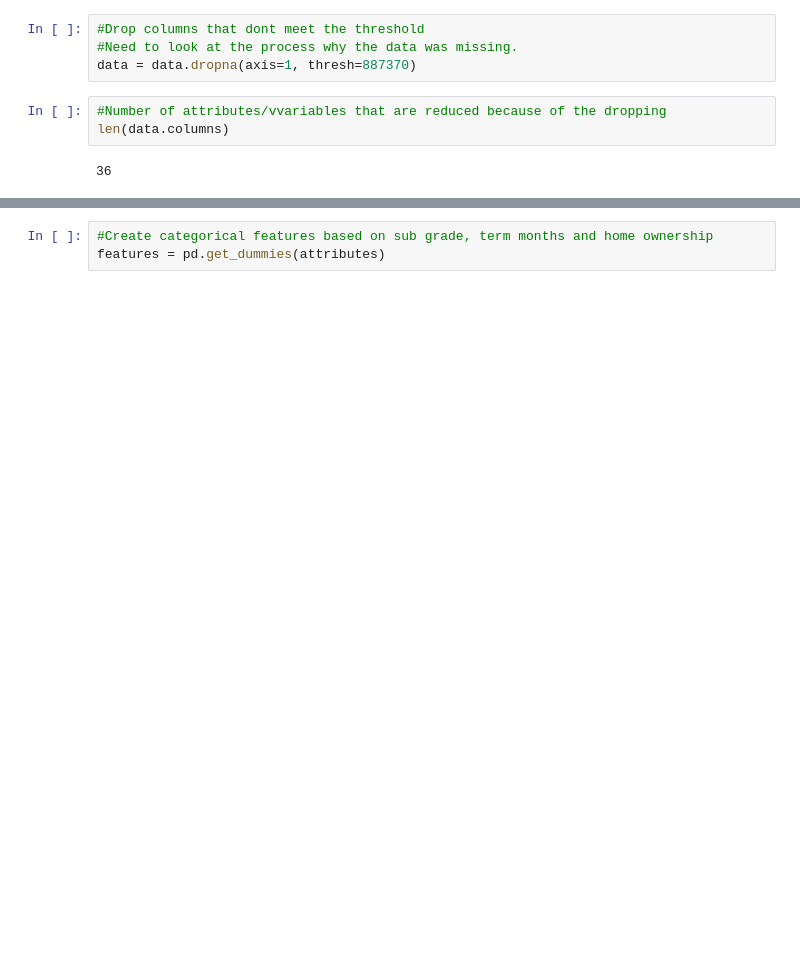
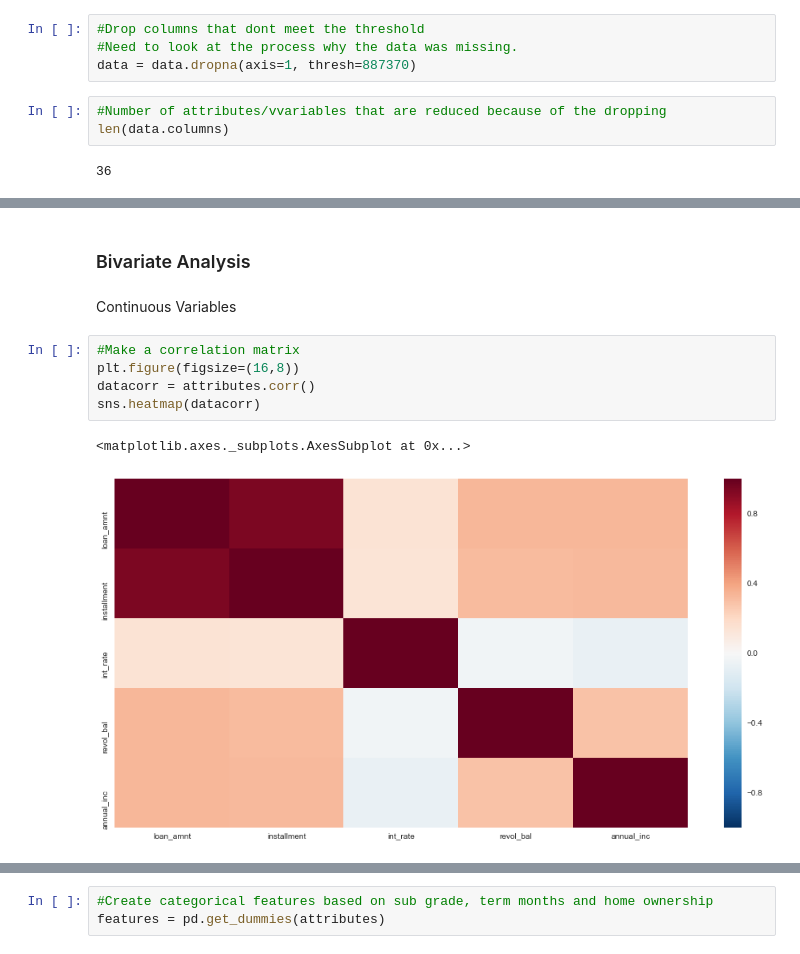
Before and after one commit to madderle/Data-Science-Bootcamp, a Jupyter notebook: Unit 2/Challenge Preparing a Dataset for Modeling.ipynb, the cells around one changed output, grey strips where cells are left out. Saved outputs shown, nothing was run; the diff lists cells and outputs as text; blank space fills up the shorter version.

```diff
--- a/Unit 2/Challenge Preparing a Dataset for Modeling.ipynb
+++ b/Unit 2/Challenge Preparing a Dataset for Modeling.ipynb
@@ -84,0 +121,12 @@ len(data.columns)
+# %% [markdown]
+### Bivariate Analysis
+# %% [markdown]
+Continuous Variables
+# %%
+#Make a correlation matrix
+plt.figure(figsize=(16,8))
+datacorr = attributes.corr()
+sns.heatmap(datacorr)
+# %% [output]
+<matplotlib.axes._subplots.AxesSubplot at 0x...>
+[figure, added]
```
Also changed, not shown: parts of 37 cells of this notebook.
